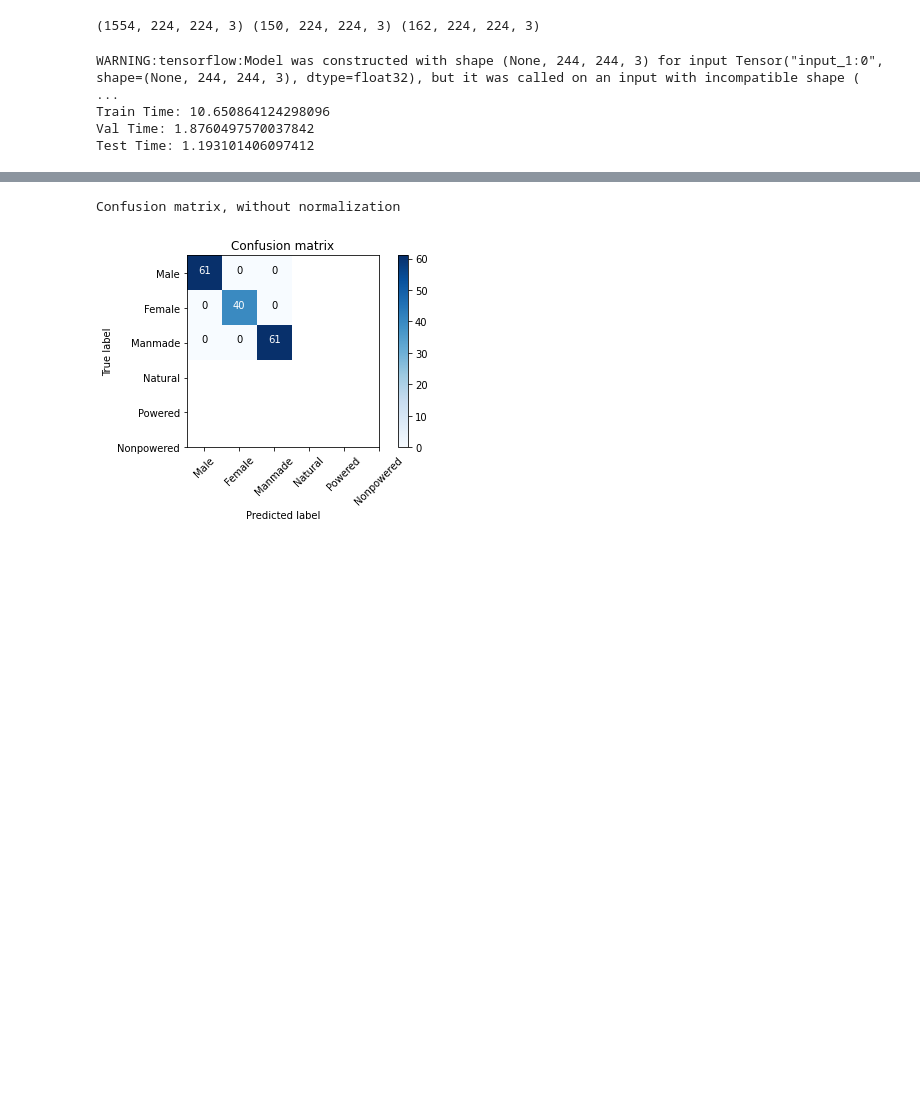
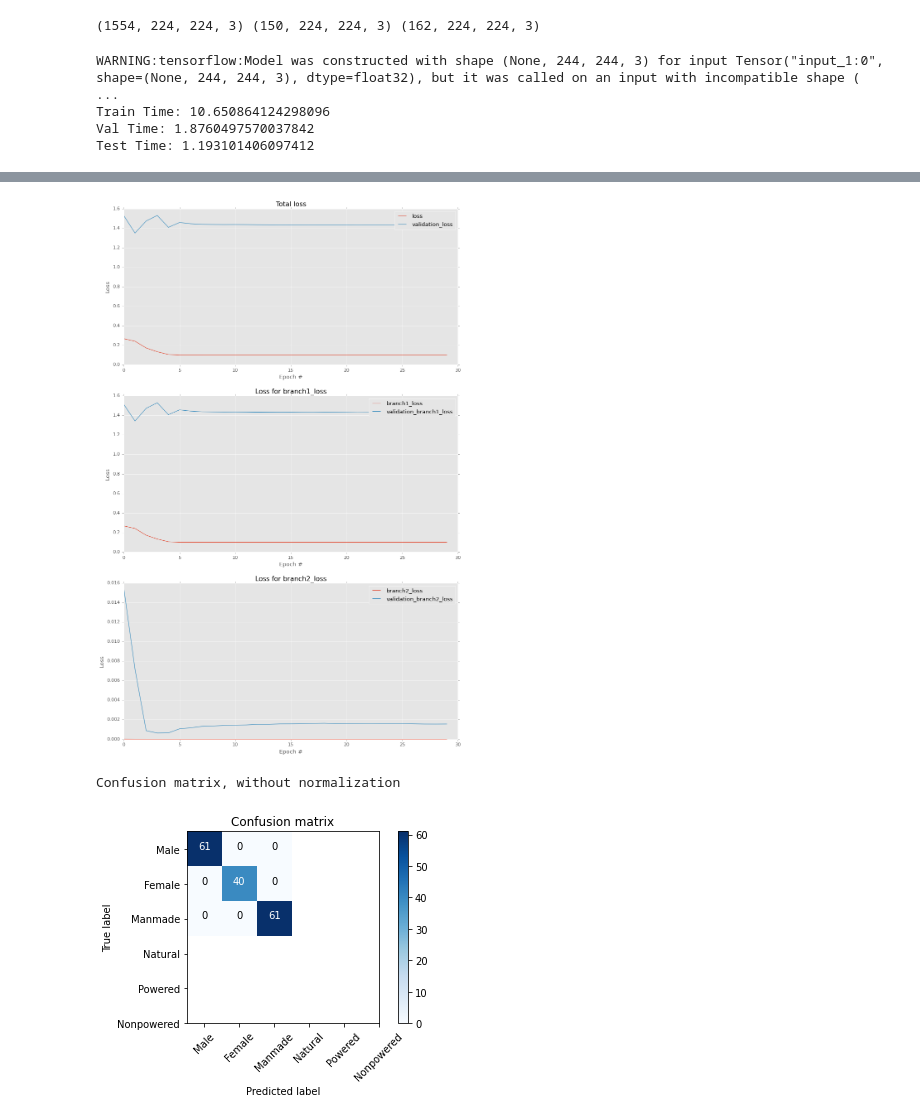
Before and after one commit to soukhind2/vgg16obj, a Jupyter notebook: colab_test.ipynb, the cells around one changed output, grey strips where cells are left out. Saved outputs shown, nothing was run; the diff lists cells and outputs as text; code cells hidden in the pictures; blank space fills up the shorter version.

Commit message:
Added loss plots

```diff
--- a/colab_test.ipynb
+++ b/colab_test.ipynb
@@ -192,6 +193,6 @@ history = model.fit(x = train_data, y = {'branch1':train_labels1,'branch2':train
           epochs=epochs,
           batch_size=64,
           validation_data=(val_data, {'branch1':val_labels1,'branch2':val_labels2}),
-          verbose = 1, callbacks = [es])
+          verbose = 1, callbacks = [])
 #model.save_weights('top_weights',overwrite = True)
 # %% [output]
@@ -215,4 +229,22 @@ metric = metrics.classification_report(test_labels,pred,target_names = classes)
 print(metric)
+# %%
+lossNames = ["loss", "branch1_loss", "branch2_loss"]
+plt.style.use("ggplot")
+e = len(history.history['loss'])
+(fig, ax) = plt.subplots(3, 1, figsize=(13, 20))
+# loop over the loss names
+for (i, l) in enumerate(lossNames):
+	# plot the loss for both the training and validation data
+	title = "Loss for {}".format(l) if l != "loss" else "Total loss"
+	ax[i].set_title(title)
+	ax[i].set_xlabel("Epoch #")
+	ax[i].set_ylabel("Loss")
+	ax[i].plot(np.arange(0, e), history.history[l], label=l)
+	ax[i].plot(np.arange(0, e), history.history["val_" + l],
+		label="validation_" + l)
+	ax[i].legend()
+# %% [output]
+[figure, added]
 # %%
 from vgg16obj.tools import plot_tools as pt
 #pt.plot_metrics(history)
```
Also changed, not shown: parts of 4 cells of this notebook.
